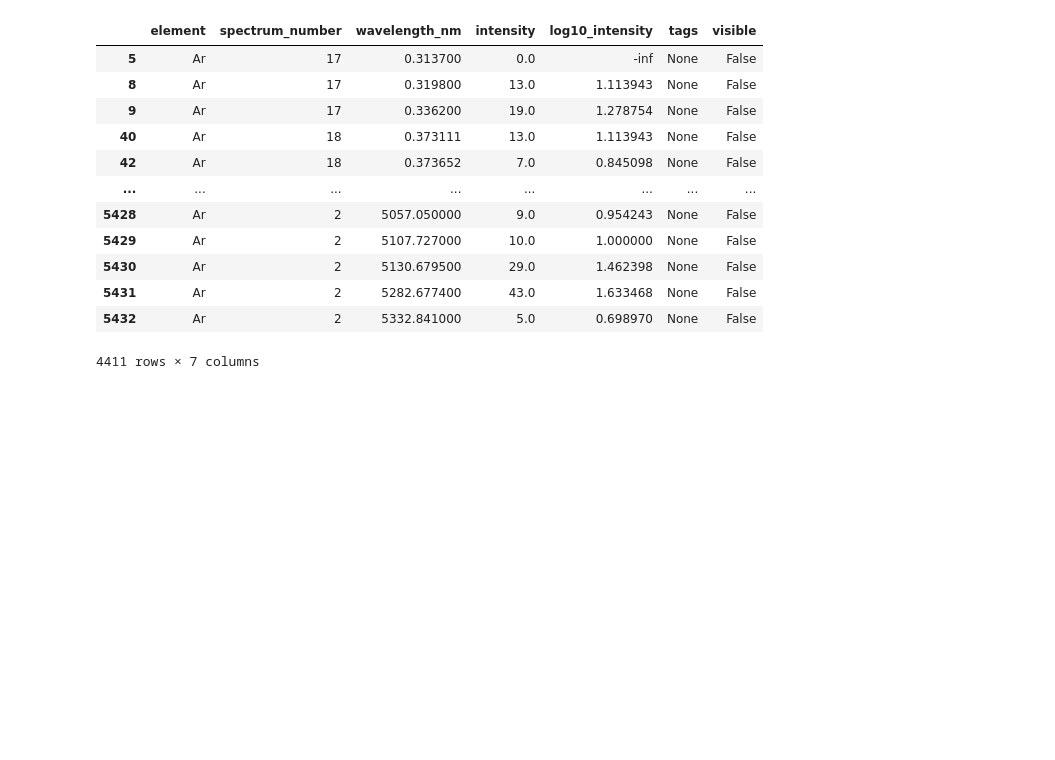
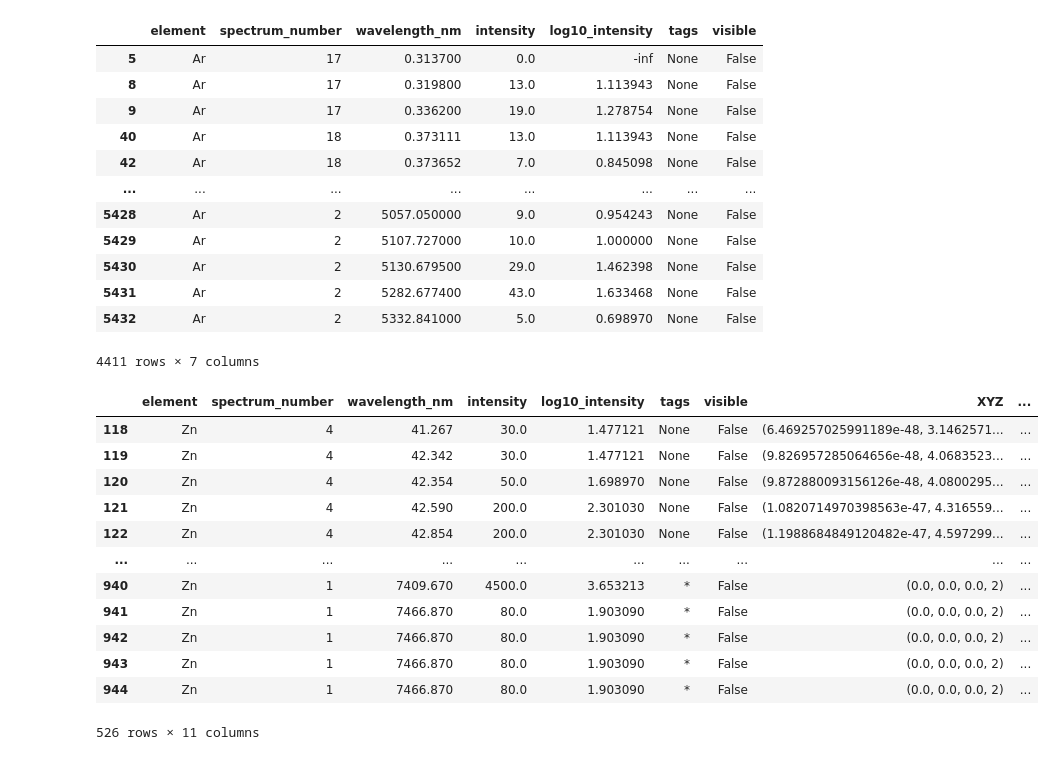
Before and after one commit to austinmarckx/SpectralDB, a Jupyter notebook: notebooks/db.ipynb, the cells around one changed output. Saved outputs shown, nothing was run; the diff lists cells and outputs as text; code cells hidden in the pictures; blank space fills up the shorter version.

```diff
--- a/notebooks/db.ipynb
+++ b/notebooks/db.ipynb
@@ -55,0 +54,20 @@ preprocess("Zinc", trimmed=True, xyz=True)
+# %%
+from importlib import reload
+import spectraldb.utils.preprocess as pp
+reload(pp)
+import spectraldb.utils.preprocess as pp
+pp.preprocess("Zinc", trimmed=True, xyz=True)
+# %% [output]
+|  | element | spectrum_number | wavelength_nm | intensity | log10_intensity | tags | visible | XYZ | ... |
+| 118 | Zn | 4 | 41.267 | 30.0 | 1.477121 | None | False | (6.469257025991189e-48, 3.1462571... | ... |
+| 119 | Zn | 4 | 42.342 | 30.0 | 1.477121 | None | False | (9.826957285064656e-48, 4.0683523... | ... |
+| 120 | Zn | 4 | 42.354 | 50.0 | 1.698970 | None | False | (9.872880093156126e-48, 4.0800295... | ... |
+| 121 | Zn | 4 | 42.590 | 200.0 | 2.301030 | None | False | (1.0820714970398563e-47, 4.316559... | ... |
+| 122 | Zn | 4 | 42.854 | 200.0 | 2.301030 | None | False | (1.1988684849120482e-47, 4.597299... | ... |
+| ... | ... | ... | ... | ... | ... | ... | ... | ... | ... |
+| 940 | Zn | 1 | 7409.670 | 4500.0 | 3.653213 | * | False | (0.0, 0.0, 0.0, 2) | ... |
+| 941 | Zn | 1 | 7466.870 | 80.0 | 1.903090 | * | False | (0.0, 0.0, 0.0, 2) | ... |
+| 942 | Zn | 1 | 7466.870 | 80.0 | 1.903090 | * | False | (0.0, 0.0, 0.0, 2) | ... |
+| 943 | Zn | 1 | 7466.870 | 80.0 | 1.903090 | * | False | (0.0, 0.0, 0.0, 2) | ... |
+| 944 | Zn | 1 | 7466.870 | 80.0 | 1.903090 | * | False | (0.0, 0.0, 0.0, 2) | ... |
+526 rows × 11 columns
```
Also changed, not shown: parts of 1 cell of this notebook, 7 other files.
